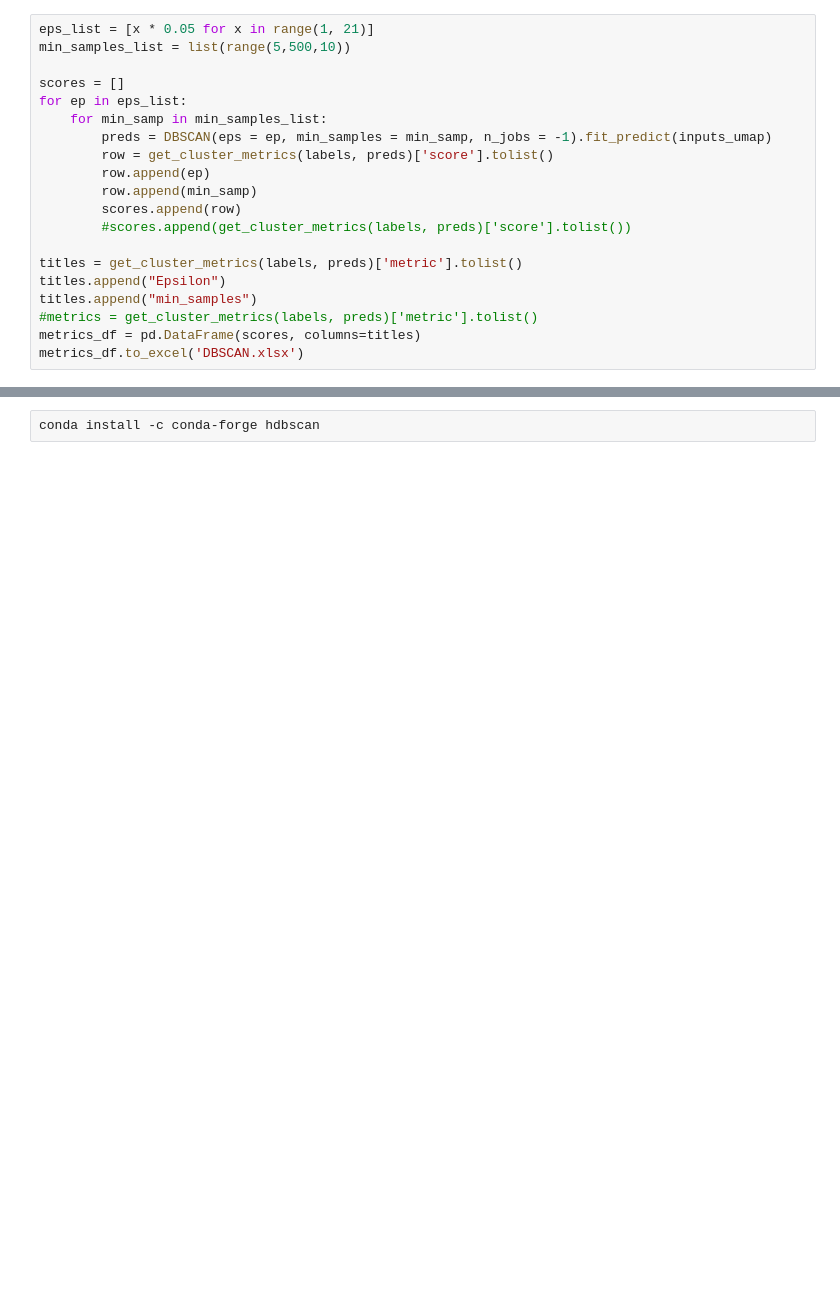
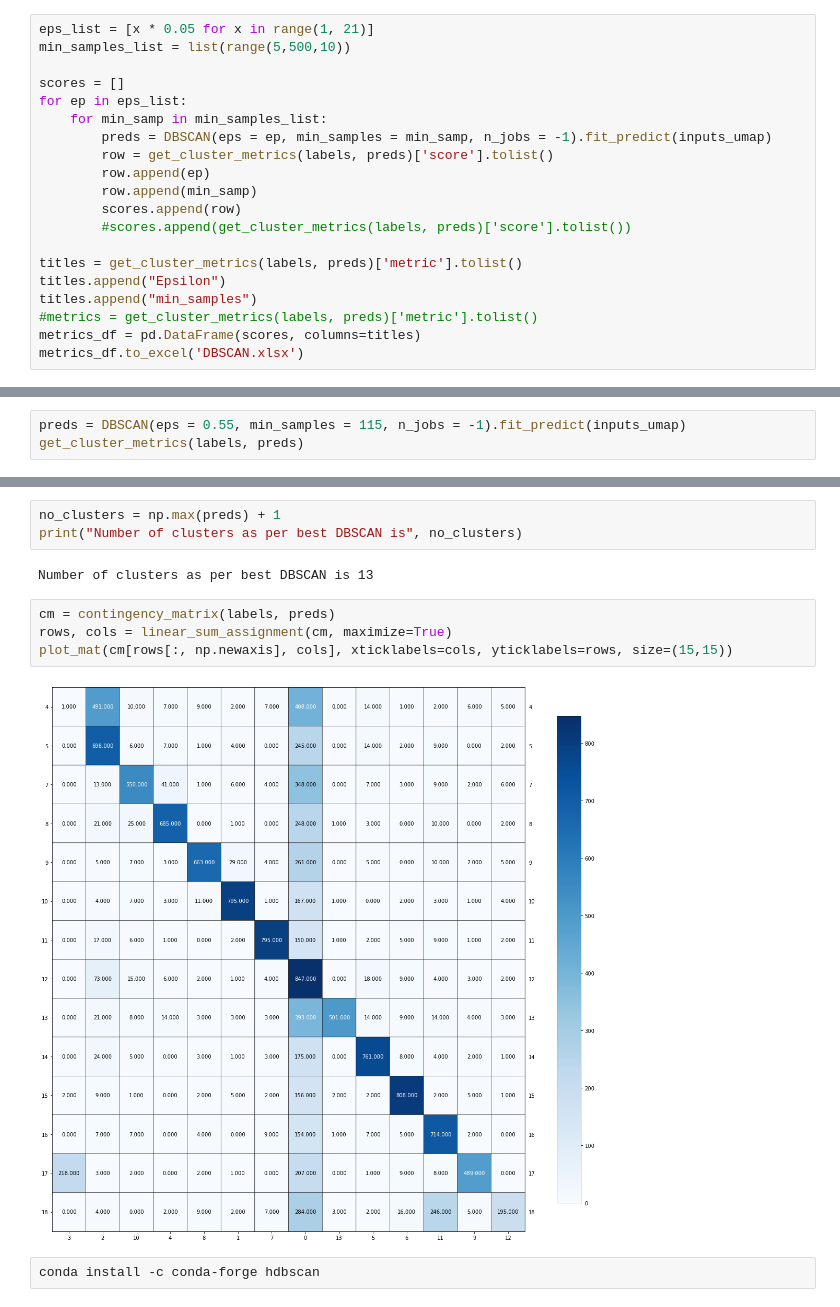
Before and after one commit to heboyuan/ECE219, a Jupyter notebook: Project_2/P2_Q9-15.ipynb, the cells around one changed output, grey strips where cells are left out. Saved outputs shown, nothing was run; the diff lists cells and outputs as text; blank space fills up the shorter version.

```diff
--- a/Project_2/P2_Q9-15.ipynb
+++ b/Project_2/P2_Q9-15.ipynb
@@ -492,0 +549,3 @@ metrics_df.to_excel('DBSCAN.xlsx')
+# %%
+preds = DBSCAN(eps = 0.55, min_samples = 115, n_jobs = -1).fit_predict(inputs_umap)
+get_cluster_metrics(labels, preds)
@@ -493,3 +559,14 @@ metrics_df.to_excel('DBSCAN.xlsx')
+# %%
+no_clusters = np.max(preds) + 1
+print("Number of clusters as per best DBSCAN is", no_clusters)
+# %% [output]
+Number of clusters as per best DBSCAN is 13
+# %%
+cm = contingency_matrix(labels, preds)
+rows, cols = linear_sum_assignment(cm, maximize=True)
+plot_mat(cm[rows[:, np.newaxis], cols], xticklabels=cols, yticklabels=rows, size=(15,15))
+# %% [output]
+[figure, added]
 # %%
 conda install -c conda-forge hdbscan
 # %% [output]
```
Also changed, not shown: parts of 24 cells of this notebook.
